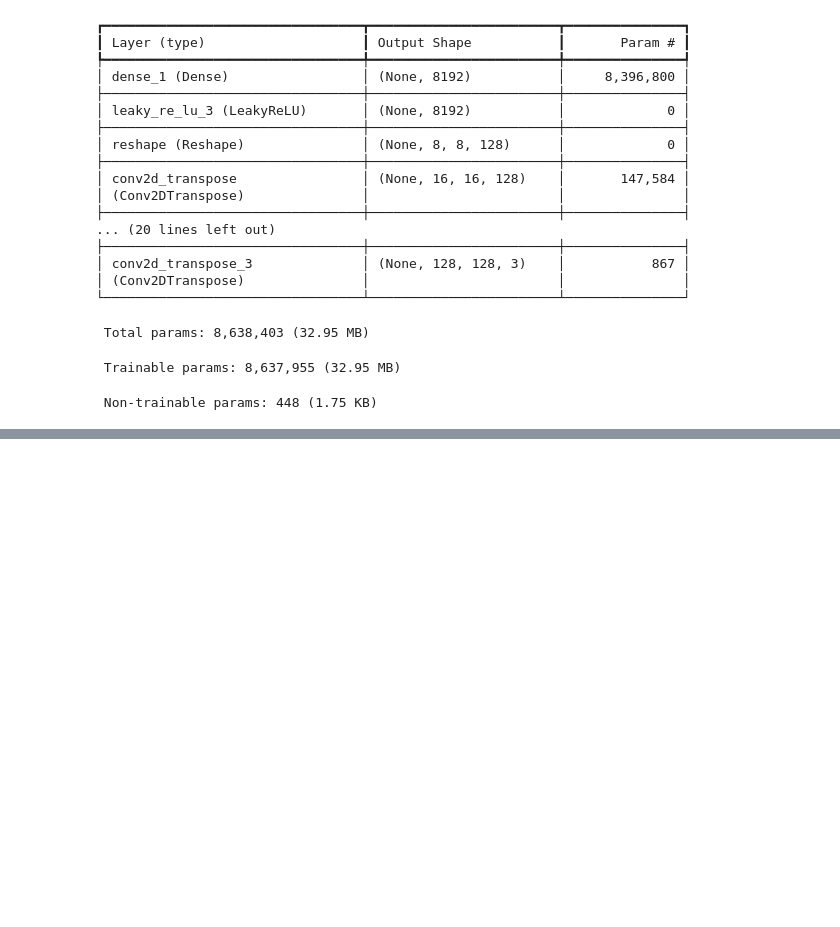
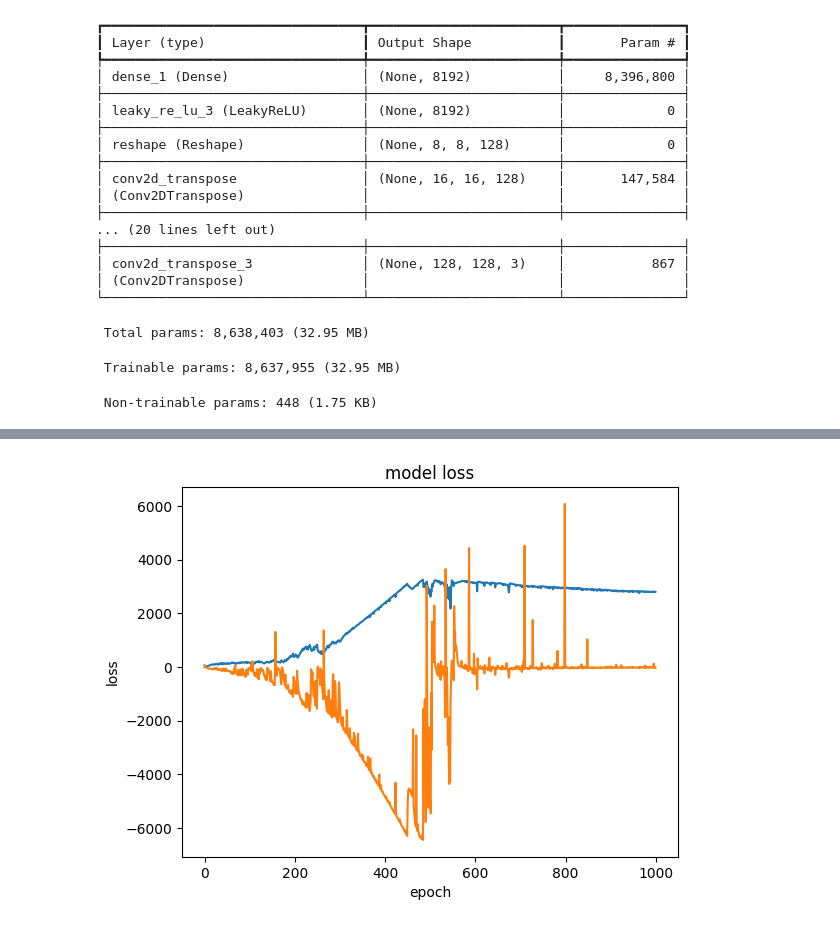
Before and after one commit to Dhawi1902/FYP, a Jupyter notebook: Notebook/EDWGAN.ipynb, the cells around one changed output, grey strips where cells are left out. Saved outputs shown, nothing was run; the diff lists cells and outputs as text; code cells hidden in the pictures; blank space fills up the shorter version.

```diff
--- a/Notebook/EDWGAN.ipynb
+++ b/Notebook/EDWGAN.ipynb
@@ -347,6 +350,6 @@ show_history(caries_wgan_history, "caries_WGAN")
 # %%
-gingivitis_wgan = build_model("gingivitis")
-gingivitis_wgan_history = gingivitis_wgan.fit(gingivitis, epochs = 1000, batch_size = 50)
-save_model(gingivitis_wgan, "gingivitis_WGAN")
+gingivitis_edwgan = build_model("gingivitis")
+gingivitis_edwgan_history = gingivitis_edwgan.fit(gingivitis, epochs = 1000, batch_size = 50)
+save_model(gingivitis_edwgan, "gingivitis_edwgan")
 # %% [output]
 Epoch 1/1000
@@ -371 +375,5 @@ show_history(gingivitis_wgan_history, "gingivitis_WGAN")
+# %%
+show_history(gingivitis_edwgan_history, "gingivitis_edwgan")
+# %% [output]
+[figure, added]
 # %%
```
Also changed, not shown: parts of 12 cells of this notebook, 1 other file.
